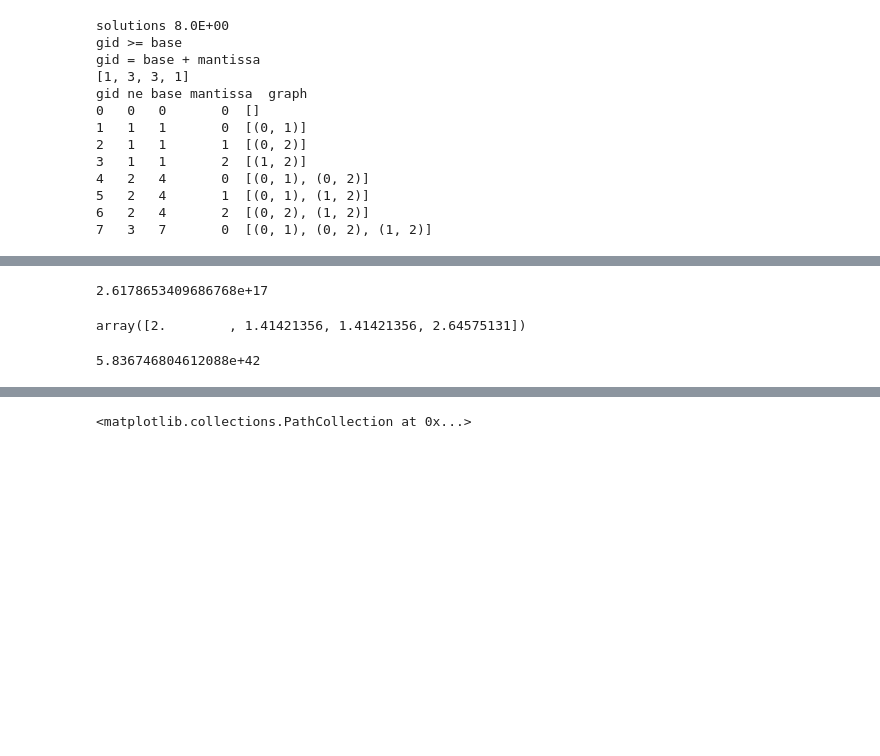
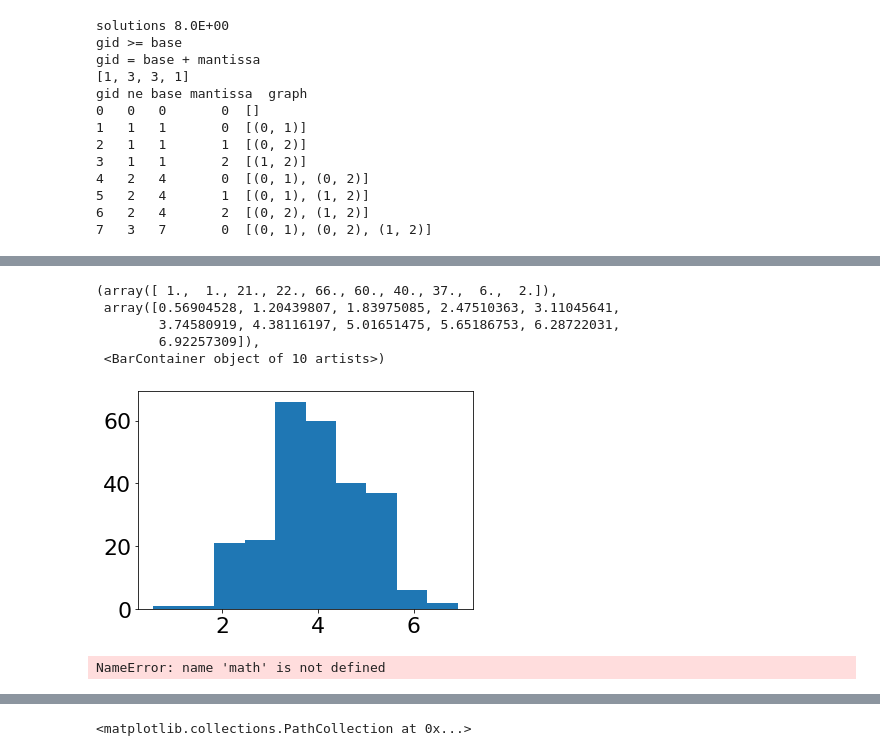
Before and after one commit to ajipalar/pynet, a Jupyter notebook: pyext/apms_restraint_test.ipynb, the cells around one changed output, grey strips where cells are left out. Drawn from its saved outputs; the diff is of its cells as text; code cells hidden in the pictures; blank space fills up the shorter version.

```diff
--- a/pyext/apms_restraint_test.ipynb
+++ b/pyext/apms_restraint_test.ipynb
@@ -410,4 +437,9 @@ array([1.30277927e+16, 1.29864314e+16, 2.39015754e+16, 4.10775512e+16])
 # %%
-np.exp(np.matmul(theta.T, sqrtx) + np.matmul(np.matmul(sqrtx.T, phi), sqrtx))
+plt.hist(x1)
 # %% [output]
-2.6178653409686768e+17
+(array([ 1.,  1., 21., 22., 66., 60., 40., 37.,  6.,  2.]),
+ array([0.56904528, 1.20439807, 1.83975085, 2.47510363, 3.11045641,
+        3.74580919, 4.38116197, 5.01651475, 5.65186753, 6.28722031,
+        6.92257309]),
+ <BarContainer object of 10 artists>)
+[figure, added]
@@ -417,18 +446,13 @@ math.fa
-# %%
-np.sqrt(x)
-# %% [output]
-array([2.        , 1.41421356, 1.41421356, 2.64575131])
 # %%
+log_fac_array = np.array(list(np.log(math.factorial(xi)) for xi in range(0, max(x)+1)))
 def fac_sum(x):
     rsum = 0
     for xi in x:
-        rsum+=np.log(math.factorial(xi))
+        rsum+=log_fac_array[xi]
     return rsum
 
 def poisson_sqr(theta, phi, x):
     sqrtx = np.sqrt(x)
     return np.exp(np.matmul(theta.T, sqrtx) + np.matmul(np.matmul(sqrtx.T, phi), sqrtx) - fac_sum(x))
+# %% [output]
+NameError: name 'math' is not defined
-# %%
-poisson_sqr(theta, phi, x)
-# %% [output]
-5.836746804612088e+42
```
Also changed, not shown: parts of 16 cells of this notebook.
